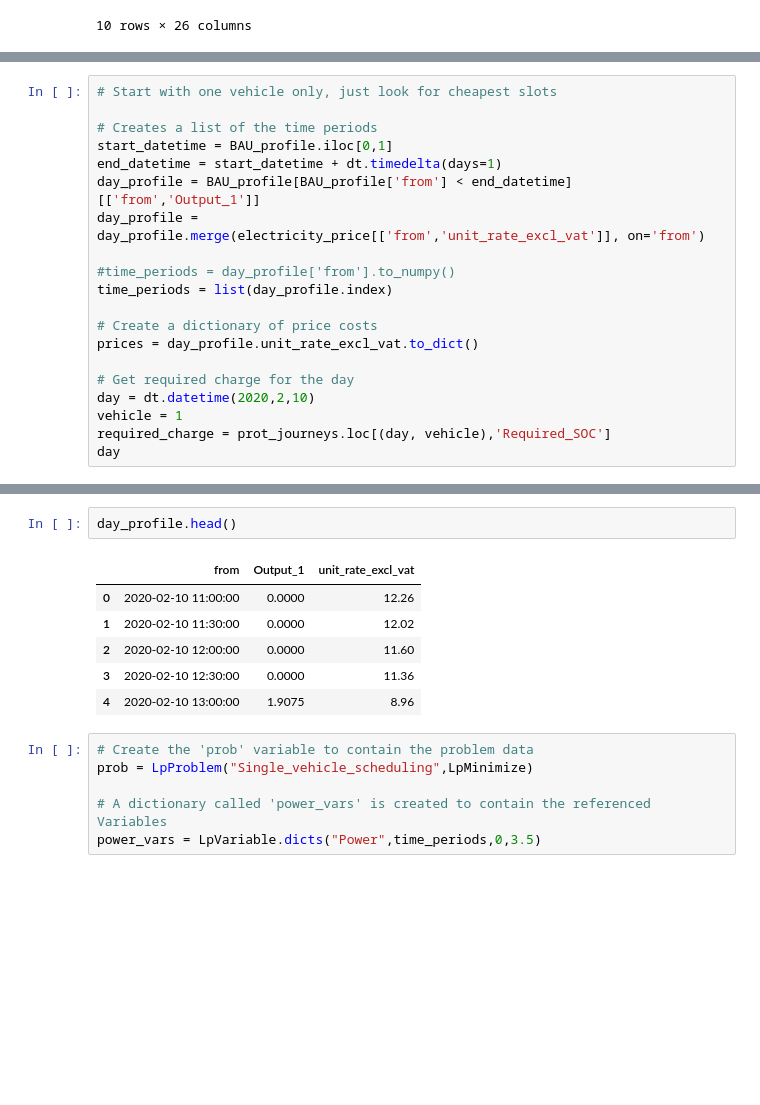
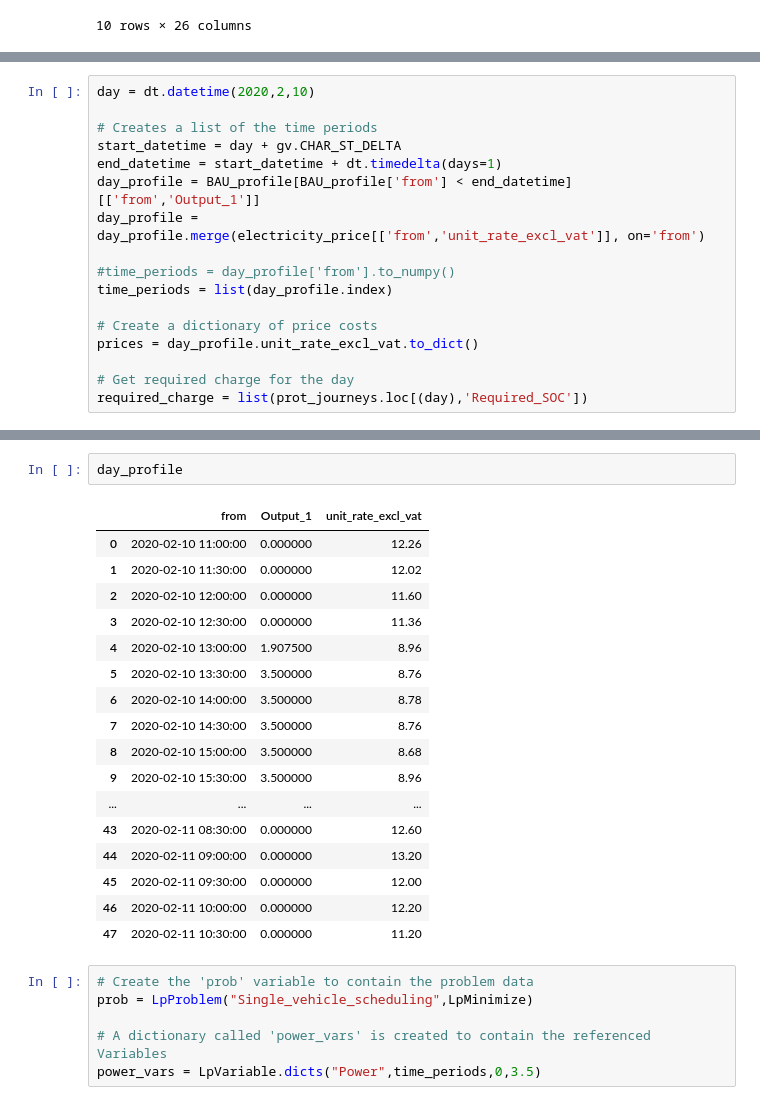
Before and after one commit to SGKFPS/smart_charger, a Jupyter notebook: PuLP-P1.ipynb, the cells around one changed output, grey strips where cells are left out. Drawn from its saved outputs; the diff is of its cells as text; blank space fills up the shorter version.

```diff
--- a/PuLP-P1.ipynb
+++ b/PuLP-P1.ipynb
@@ -46,8 +46,8 @@ fig.savefig('Data/BAU_profile_output.png')
 # %%
-# Start with one vehicle only, just look for cheapest slots
+day = dt.datetime(2020,2,10)
 
 # Creates a list of the time periods
-start_datetime = BAU_profile.iloc[0,1]
+start_datetime = day + gv.CHAR_ST_DELTA
 end_datetime = start_datetime + dt.timedelta(days=1)
 day_profile = BAU_profile[BAU_profile['from'] < end_datetime][['from','Output_1']]
 day_profile = day_profile.merge(electricity_price[['from','unit_rate_excl_vat']], on='from')
@@ -59,7 +59,4 @@ time_periods = list(day_profile.index)
 prices = day_profile.unit_rate_excl_vat.to_dict()
 
 # Get required charge for the day
-day = dt.datetime(2020,2,10)
-vehicle = 1
-required_charge = prot_journeys.loc[(day, vehicle),'Required_SOC']
-day
+required_charge = list(prot_journeys.loc[(day),'Required_SOC'])
@@ -78,12 +63,23 @@ prot_journeys.head()
 # %%
-day_profile.head()
+day_profile
 # %% [output]
 |  | from | Output_1 | unit_rate_excl_vat |
-| 0 | 2020-02-10 11:00:00 | 0.0000 | 12.26 |
-| 1 | 2020-02-10 11:30:00 | 0.0000 | 12.02 |
-| 2 | 2020-02-10 12:00:00 | 0.0000 | 11.60 |
-| 3 | 2020-02-10 12:30:00 | 0.0000 | 11.36 |
-| 4 | 2020-02-10 13:00:00 | 1.9075 | 8.96 |
+| 0 | 2020-02-10 11:00:00 | 0.000000 | 12.26 |
+| 1 | 2020-02-10 11:30:00 | 0.000000 | 12.02 |
+| 2 | 2020-02-10 12:00:00 | 0.000000 | 11.60 |
+| 3 | 2020-02-10 12:30:00 | 0.000000 | 11.36 |
+| 4 | 2020-02-10 13:00:00 | 1.907500 | 8.96 |
+| 5 | 2020-02-10 13:30:00 | 3.500000 | 8.76 |
+| 6 | 2020-02-10 14:00:00 | 3.500000 | 8.78 |
+| 7 | 2020-02-10 14:30:00 | 3.500000 | 8.76 |
+| 8 | 2020-02-10 15:00:00 | 3.500000 | 8.68 |
+| 9 | 2020-02-10 15:30:00 | 3.500000 | 8.96 |
+| ... | ... | ... | ... |
+| 43 | 2020-02-11 08:30:00 | 0.000000 | 12.60 |
+| 44 | 2020-02-11 09:00:00 | 0.000000 | 13.20 |
+| 45 | 2020-02-11 09:30:00 | 0.000000 | 12.00 |
+| 46 | 2020-02-11 10:00:00 | 0.000000 | 12.20 |
+| 47 | 2020-02-11 10:30:00 | 0.000000 | 11.20 |
 # %%
 # Create the 'prob' variable to contain the problem data
 prob = LpProblem("Single_vehicle_scheduling",LpMinimize)
```
Also changed, not shown: parts of 10 cells of this notebook, 6 other files.
